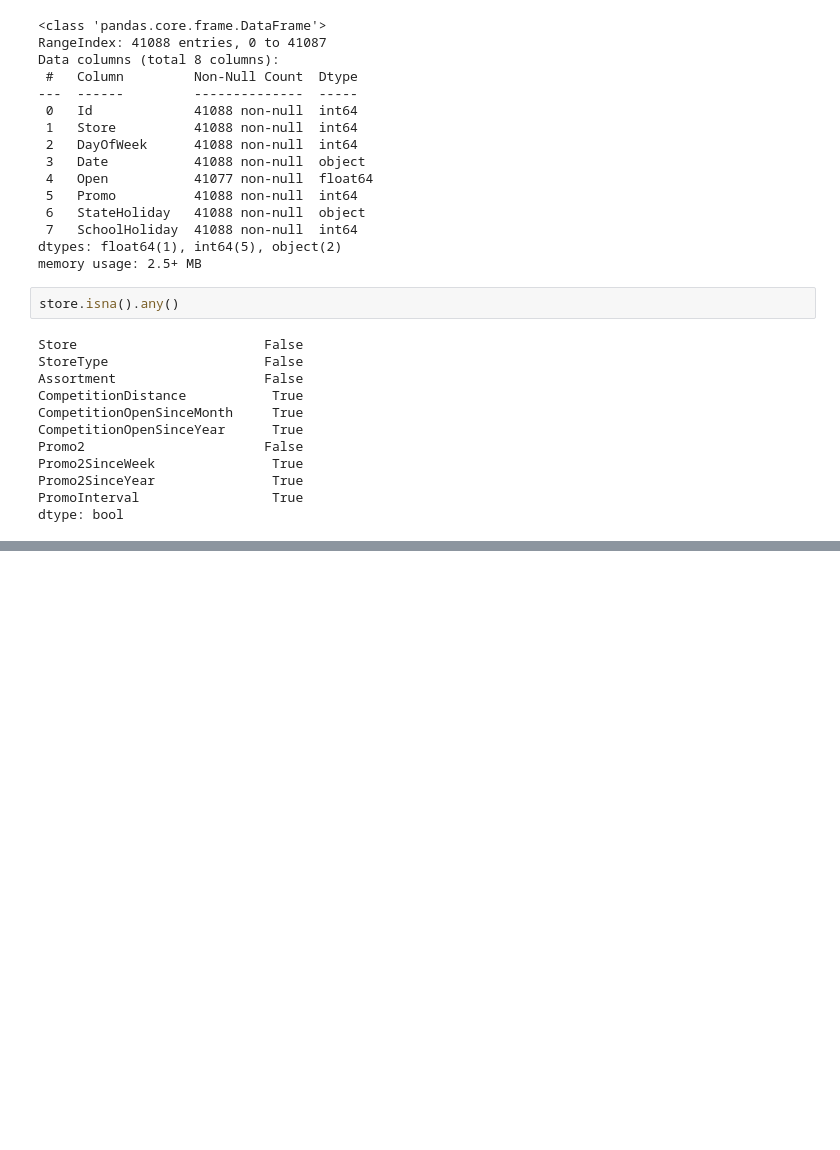
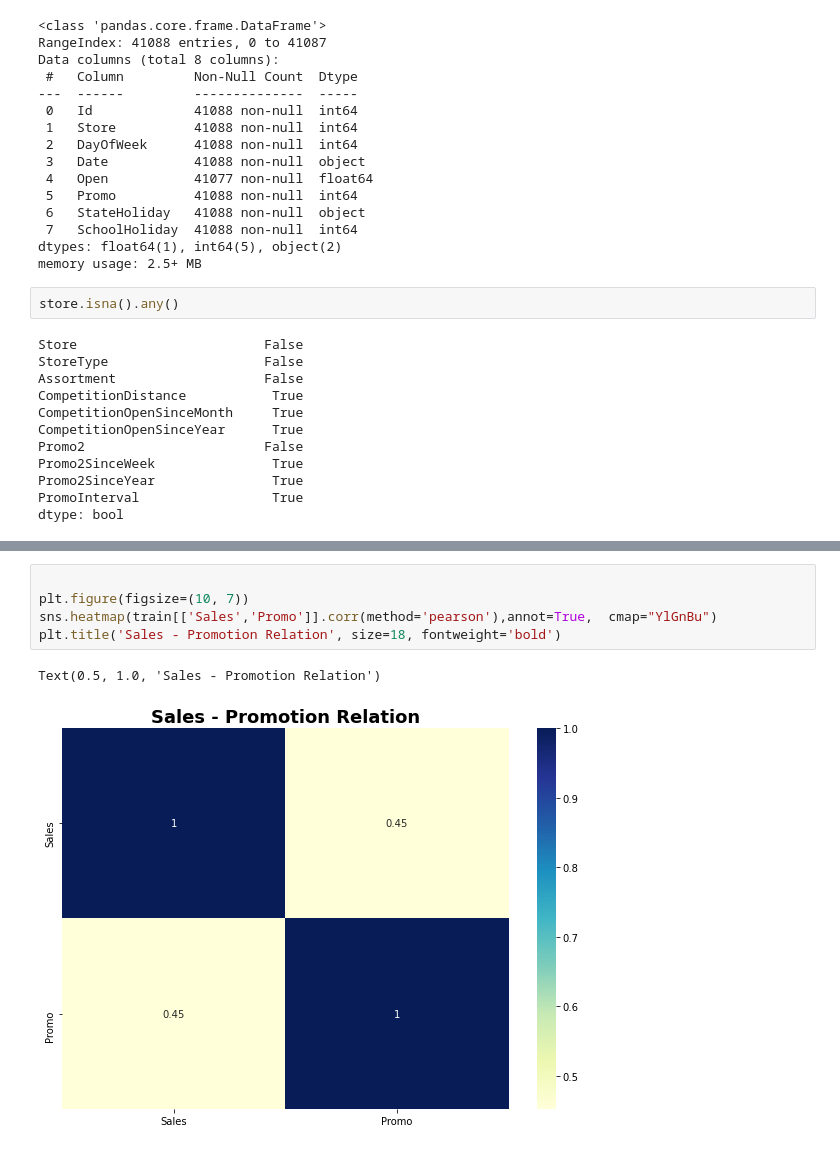
Before and after one commit to SameC137/Rosmann_Sales, a Jupyter notebook: notebooks/DataExploration.ipynb, the cells around one changed output, grey strips where cells are left out. Cells and saved outputs as stored; diff of their text form; blank space fills up the shorter version.

```diff
--- a/notebooks/DataExploration.ipynb
+++ b/notebooks/DataExploration.ipynb
@@ -92,0 +196,8 @@ dtype: bool
+# %%
+
+plt.figure(figsize=(10, 7))
+sns.heatmap(train[['Sales','Promo']].corr(method='pearson'),annot=True,  cmap="YlGnBu")
+plt.title('Sales - Promotion Relation', size=18, fontweight='bold')
+# %% [output]
+Text(0.5, 1.0, 'Sales - Promotion Relation')
+[figure, added]
```
Also changed, not shown: parts of 45 cells of this notebook.
